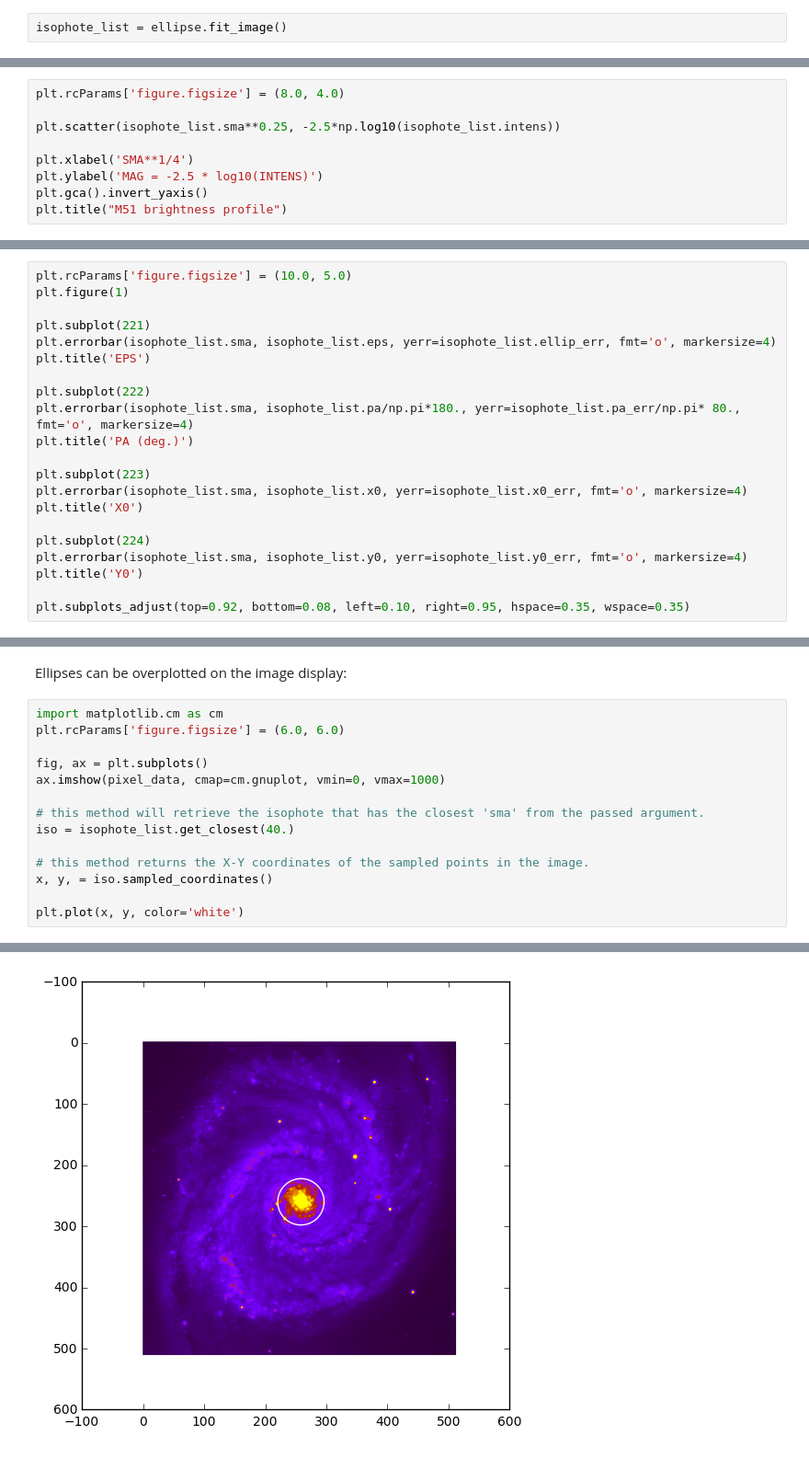
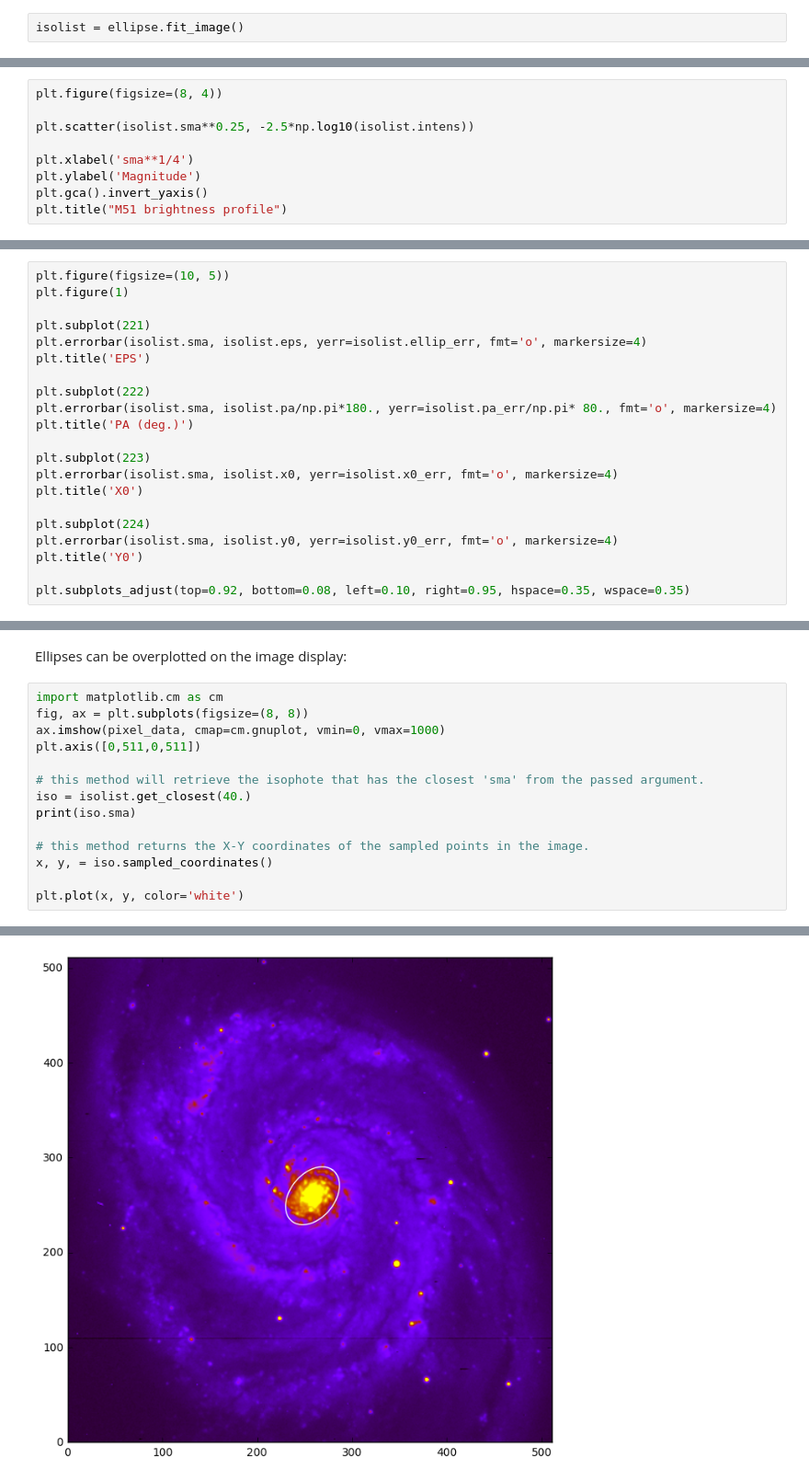
Before and after one commit to ibusko/isophote, a Jupyter notebook: docs/notebooks/example1.ipynb, the cells around one changed output, grey strips where cells are left out. Shown at 92% size. Cells and saved outputs as stored; diff of their text form.

```diff
--- a/docs/notebooks/example1.ipynb
+++ b/docs/notebooks/example1.ipynb
@@ -25,5 +27,5 @@ This may take a while. Wait until all the output prints out, down to the SMA = 0
 # %%
-isophote_list = ellipse.fit_image()
+isolist = ellipse.fit_image()
 # %% [output]
 #
 # Semi-      Isophote         Ellipticity    Position     Grad.   Data  Flag Iter. Stop
@@ -160,12 +164,12 @@ The attributes of an Isophote instance are also attributes of an IsophoteList in
 
 As an example, a basic plot of magnitude as a function of (semi-major axis length)^1/4 can be done simply as:
 # %%
-plt.rcParams['figure.figsize'] = (8.0, 4.0)
+plt.figure(figsize=(8, 4))
 
-plt.scatter(isophote_list.sma**0.25, -2.5*np.log10(isophote_list.intens))
+plt.scatter(isolist.sma**0.25, -2.5*np.log10(isolist.intens))
 
-plt.xlabel('SMA**1/4')
-plt.ylabel('MAG = -2.5 * log10(INTENS)')
+plt.xlabel('sma**1/4')
+plt.ylabel('Magnitude')
 plt.gca().invert_yaxis()
 plt.title("M51 brightness profile")
 # %% [output]
@@ -174,23 +178,23 @@ plt.title("M51 brightness profile")
 # %% [markdown]
 Next, a multiple plot depicting ellipse geometry as a function of semi-major axis length:
 # %%
-plt.rcParams['figure.figsize'] = (10.0, 5.0)
+plt.figure(figsize=(10, 5))
 plt.figure(1)
 
 plt.subplot(221)
-plt.errorbar(isophote_list.sma, isophote_list.eps, yerr=isophote_list.ellip_err, fmt='o', markersize=4)
+plt.errorbar(isolist.sma, isolist.eps, yerr=isolist.ellip_err, fmt='o', markersize=4)
 plt.title('EPS')
 
 plt.subplot(222)
-plt.errorbar(isophote_list.sma, isophote_list.pa/np.pi*180., yerr=isophote_list.pa_err/np.pi* 80., fmt='o', markersize=4)
+plt.errorbar(isolist.sma, isolist.pa/np.pi*180., yerr=isolist.pa_err/np.pi* 80., fmt='o', markersize=4)
 plt.title('PA (deg.)')
 
 plt.subplot(223)
-plt.errorbar(isophote_list.sma, isophote_list.x0, yerr=isophote_list.x0_err, fmt='o', markersize=4)
+plt.errorbar(isolist.sma, isolist.x0, yerr=isolist.x0_err, fmt='o', markersize=4)
 plt.title('X0')
 
 plt.subplot(224)
-plt.errorbar(isophote_list.sma, isophote_list.y0, yerr=isophote_list.y0_err, fmt='o', markersize=4)
+plt.errorbar(isolist.sma, isolist.y0, yerr=isolist.y0_err, fmt='o', markersize=4)
 plt.title('Y0')
 
 plt.subplots_adjust(top=0.92, bottom=0.08, left=0.10, right=0.95, hspace=0.35, wspace=0.35)
@@ -200,13 +204,13 @@ plt.subplots_adjust(top=0.92, bottom=0.08, left=0.10, right=0.95, hspace=0.35, w
 Ellipses can be overplotted on the image display:
 # %%
 import matplotlib.cm as cm
-plt.rcParams['figure.figsize'] = (6.0, 6.0)
-
-fig, ax = plt.subplots()
+fig, ax = plt.subplots(figsize=(8, 8))
 ax.imshow(pixel_data, cmap=cm.gnuplot, vmin=0, vmax=1000)
+plt.axis([0,511,0,511])
 
 # this method will retrieve the isophote that has the closest 'sma' from the passed argument.
-iso = isophote_list.get_closest(40.)
+iso = isolist.get_closest(40.)
+print(iso.sma)
 
 # this method returns the X-Y coordinates of the sampled points in the image.
 x, y, = iso.sampled_coordinates()
@@ -217,2 +222,2 @@ plt.plot(x, y, color='white')
-[figure, old version]
+[figure, new version]
 # %% [markdown]
```
Also changed, not shown: parts of 24 cells of this notebook, 3 other files.
